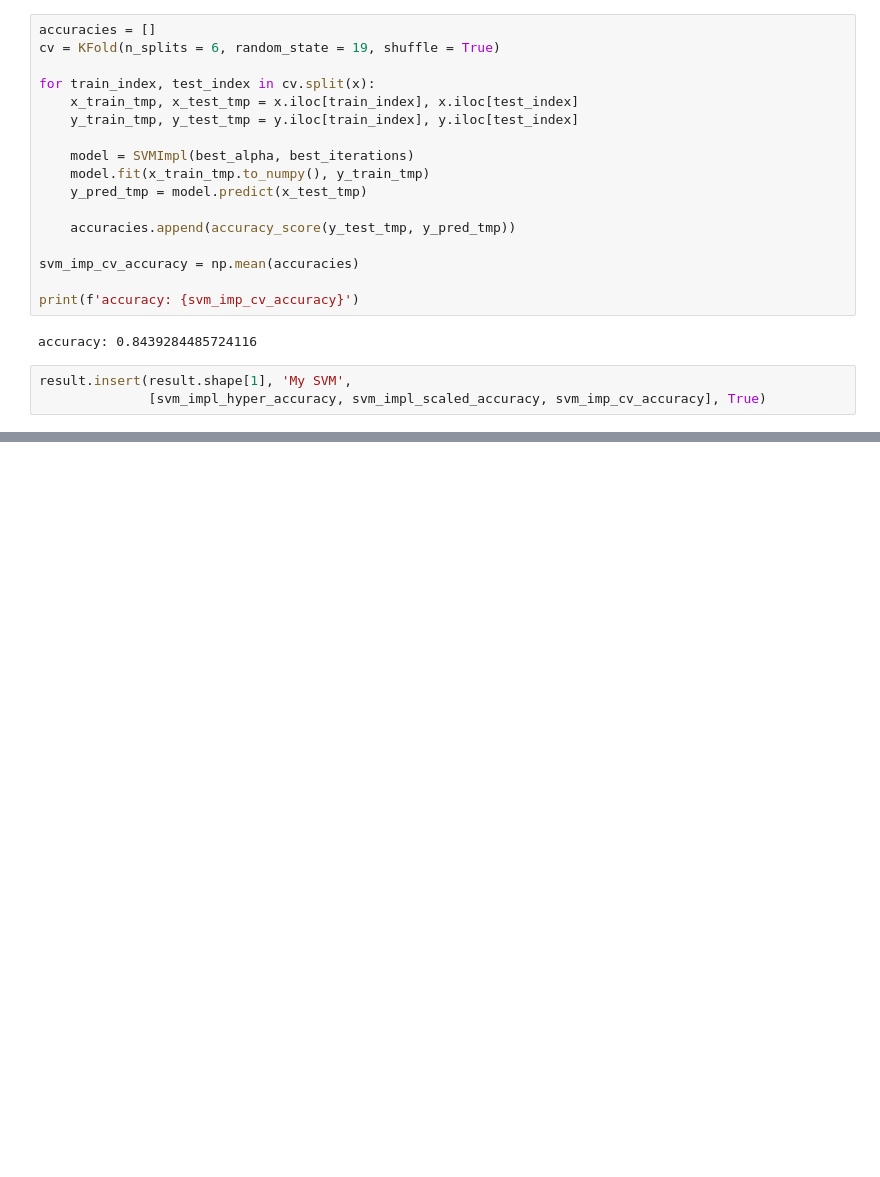
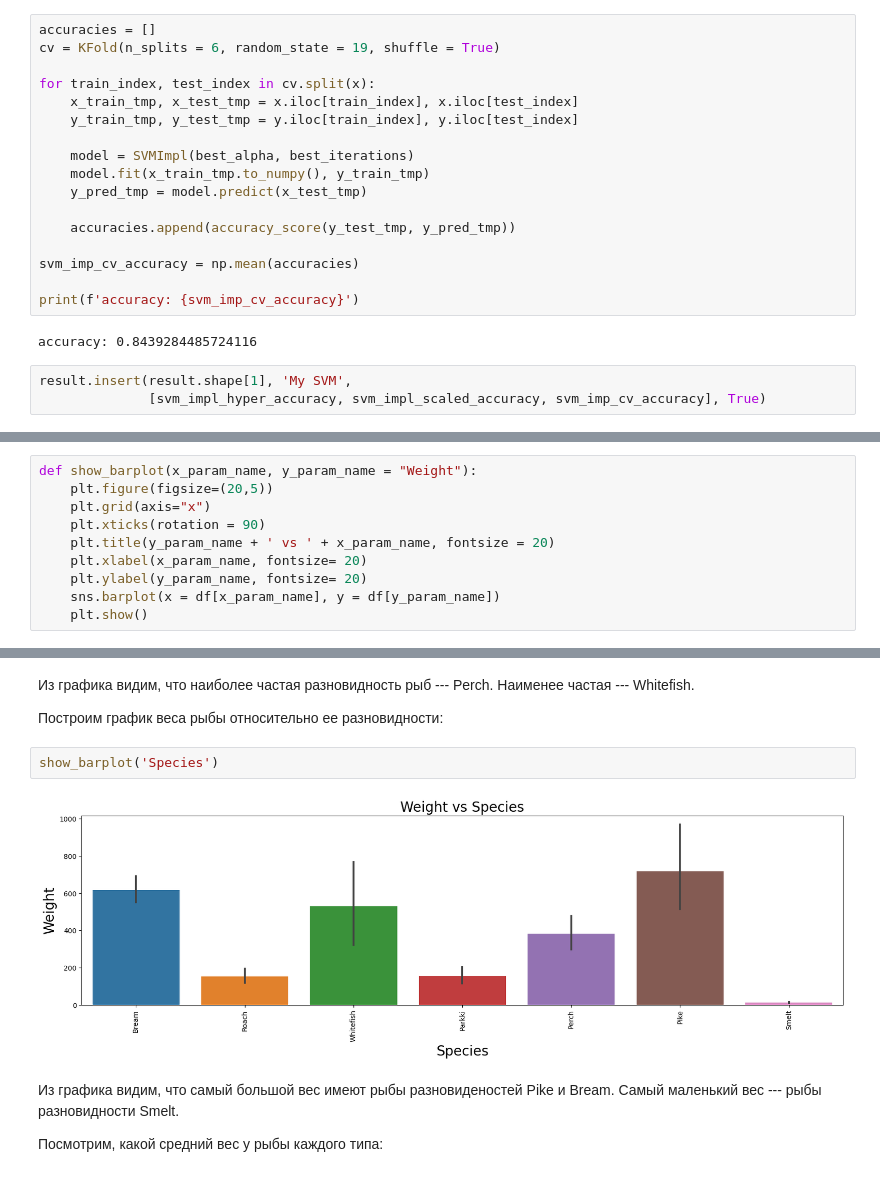
Before and after one commit to daniil-steperev/-SPBU-Machine-Learning-Homework, a Jupyter notebook: [Task2] Classification/Classification.ipynb, the cells around one changed output, grey strips where cells are left out. Saved outputs shown, nothing was run; the diff lists cells and outputs as text; blank space fills up the shorter version.

```diff
--- a/[Task2] Classification/Classification.ipynb
+++ b/[Task2] Classification/Classification.ipynb
@@ -1492,0 +1556,10 @@ plt.show()
+# %%
+def show_barplot(x_param_name, y_param_name = "Weight"):
+    plt.figure(figsize=(20,5))
+    plt.grid(axis="x")
+    plt.xticks(rotation = 90)
+    plt.title(y_param_name + ' vs ' + x_param_name, fontsize = 20)
+    plt.xlabel(x_param_name, fontsize= 20)
+    plt.ylabel(y_param_name, fontsize= 20)
+    sns.barplot(x = df[x_param_name], y = df[y_param_name])
+    plt.show()
@@ -1492,0 +1590,12 @@ plt.show()
+# %% [markdown]
+Из графика видим, что наиболее частая разновидность рыб --- Perch. Наименее частая --- Whitefish.
+
+Построим график веса рыбы относительно ее разновидности:
+# %%
+show_barplot('Species')
+# %% [output]
+[figure, added]
+# %% [markdown]
+Из графика видим, что самый большой вес имеют рыбы разновиденостей Pike и Bream. Самый маленький вес --- рыбы разновидности Smelt.
+
+Посмотрим, какой средний вес у рыбы каждого типа:
```
Also changed, not shown: parts of 140 cells of this notebook, 1 other file.
